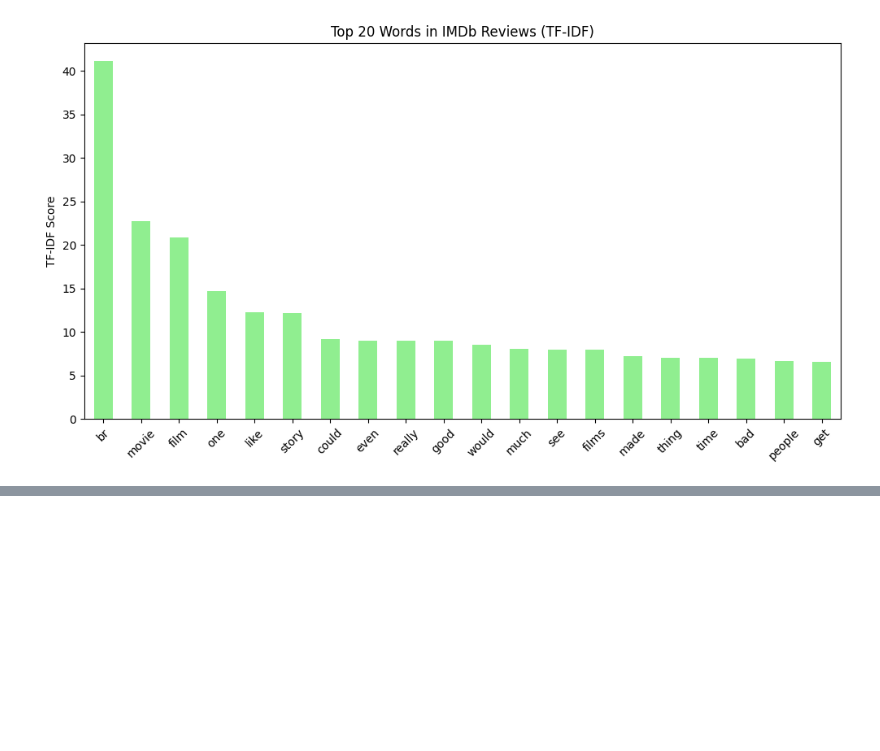
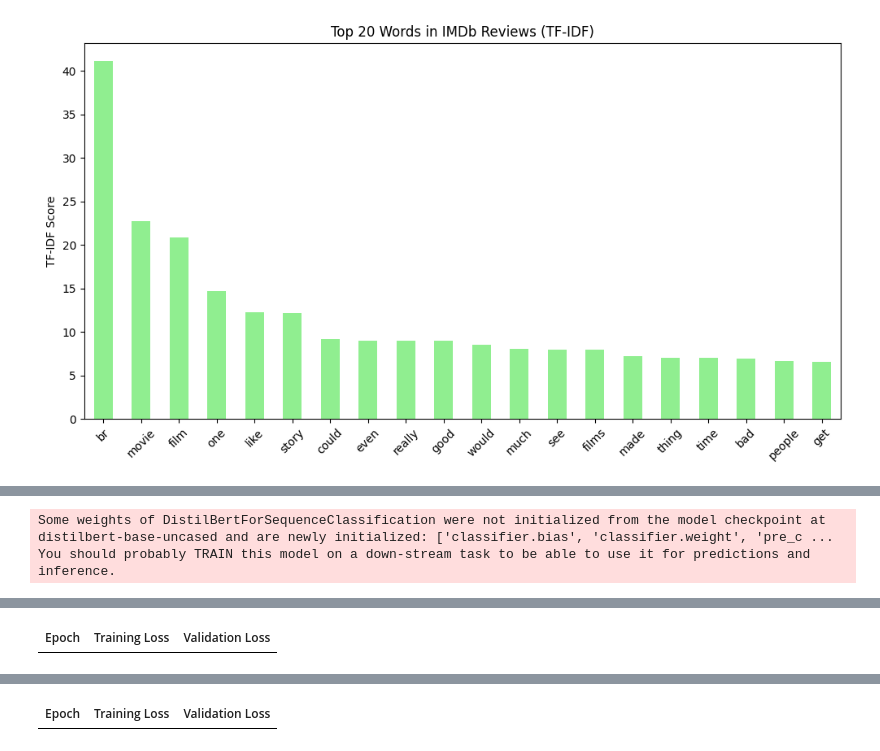
Before and after one commit to A790227/data-project-llm, a Jupyter notebook: Untitled0.ipynb, the cells around one changed output, grey strips where cells are left out. Cells and saved outputs as stored; diff of their text form; code cells hidden in the pictures; blank space fills up the shorter version.

```diff
--- a/Untitled0.ipynb
+++ b/Untitled0.ipynb
@@ -517,0 +933,7 @@ Similarity between 'movie' and 'film': 0.8677
+# %%
+# Load the IMDb dataset
+dataset = load_dataset('imdb')
+
+# Split into training and evaluation sets
+train_ds = dataset['train']
+eval_ds = dataset['test']
@@ -517,0 +958,41 @@ Similarity between 'movie' and 'film': 0.8677
+# %%
+# Load the pre-trained DistilBERT model
+model = AutoModelForSequenceClassification.from_pretrained('distilbert-base-uncased', num_labels=2)
+
+# Load the accuracy metric
+accuracy = evaluate.load("accuracy")
+
+# Define the compute_metrics function
+def compute_metrics(eval_pred):
+    logits, labels = eval_pred
+    predictions = torch.argmax(logits, dim=-1)
+    return accuracy.compute(predictions=predictions, references=labels)
+# %% [output]
+Some weights of DistilBertForSequenceClassification were not initialized from the model checkpoint at distilbert-base-uncased and are newly initialized: ['classifier.bias', 'classifier.weight', 'pre_c ...
+You should probably TRAIN this model on a down-stream task to be able to use it for predictions and inference.
+# %%
+# Define training arguments
+training_args = TrainingArguments(
+    output_dir='./results',                # Output directory for checkpoints
+    evaluation_strategy="epoch",           # Evaluate each epoch
+    learning_rate=2e-5,                    # Learning rate
+    per_device_train_batch_size=16,        # Batch size for training
+    per_device_eval_batch_size=16,         # Batch size for evaluation
+    num_train_epochs=1,                    # Number of epochs
+    weight_decay=0.01,                     # Weight decay
+    push_to_hub=False                      # Whether to push to the Hugging Face hub
+)
+# %%
+# Initialize the Trainer
+trainer = Trainer(
+    model=model,
+    args=training_args,
+    train_dataset=train_ds,
+    eval_dataset=eval_ds,
+    tokenizer=tokenizer,
+    compute_metrics=compute_metrics
+)
+
+# Train the model
+trainer.train()
+# %% [output]
@@ -517,0 +1000 @@ Similarity between 'movie' and 'film': 0.8677
+| Epoch | Training Loss | Validation Loss |
@@ -517,0 +1002 @@ Similarity between 'movie' and 'film': 0.8677
+| Epoch | Training Loss | Validation Loss |
```
Also changed, not shown: parts of 21 cells of this notebook.
